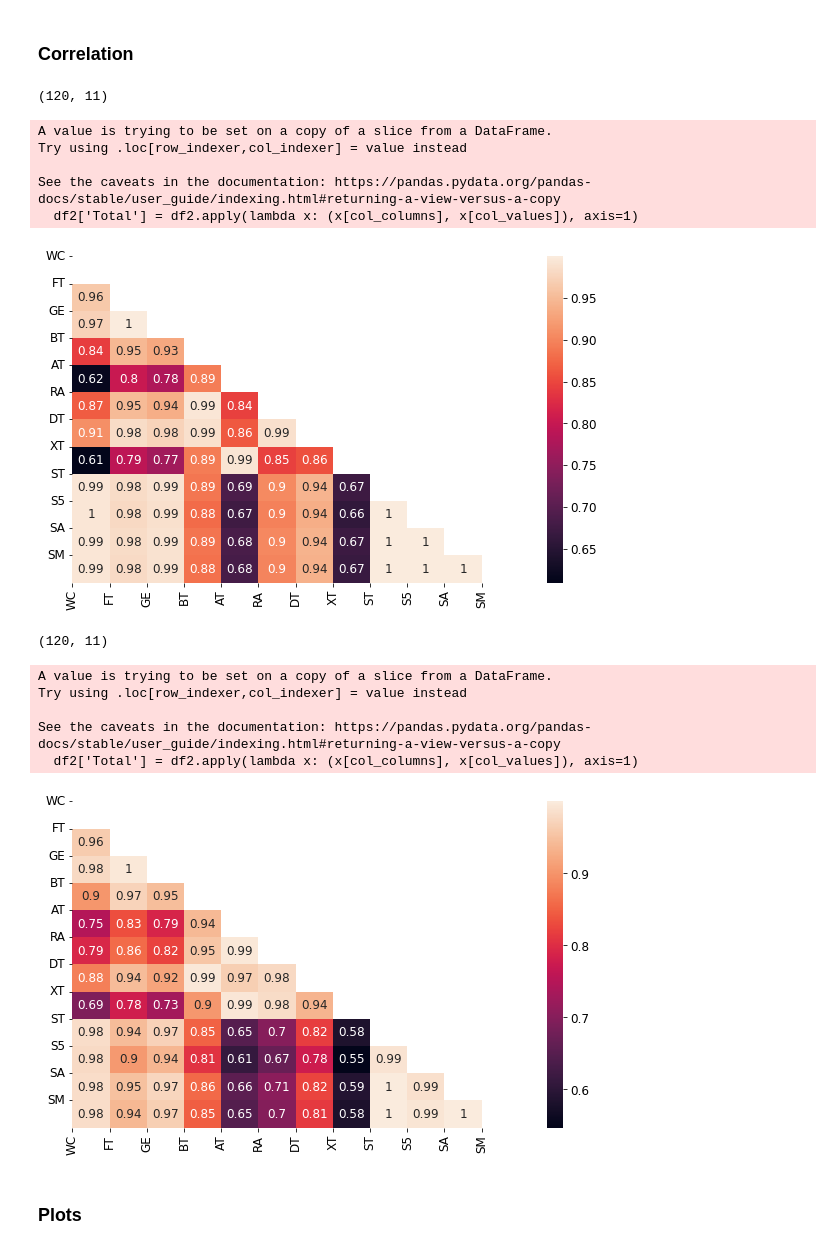
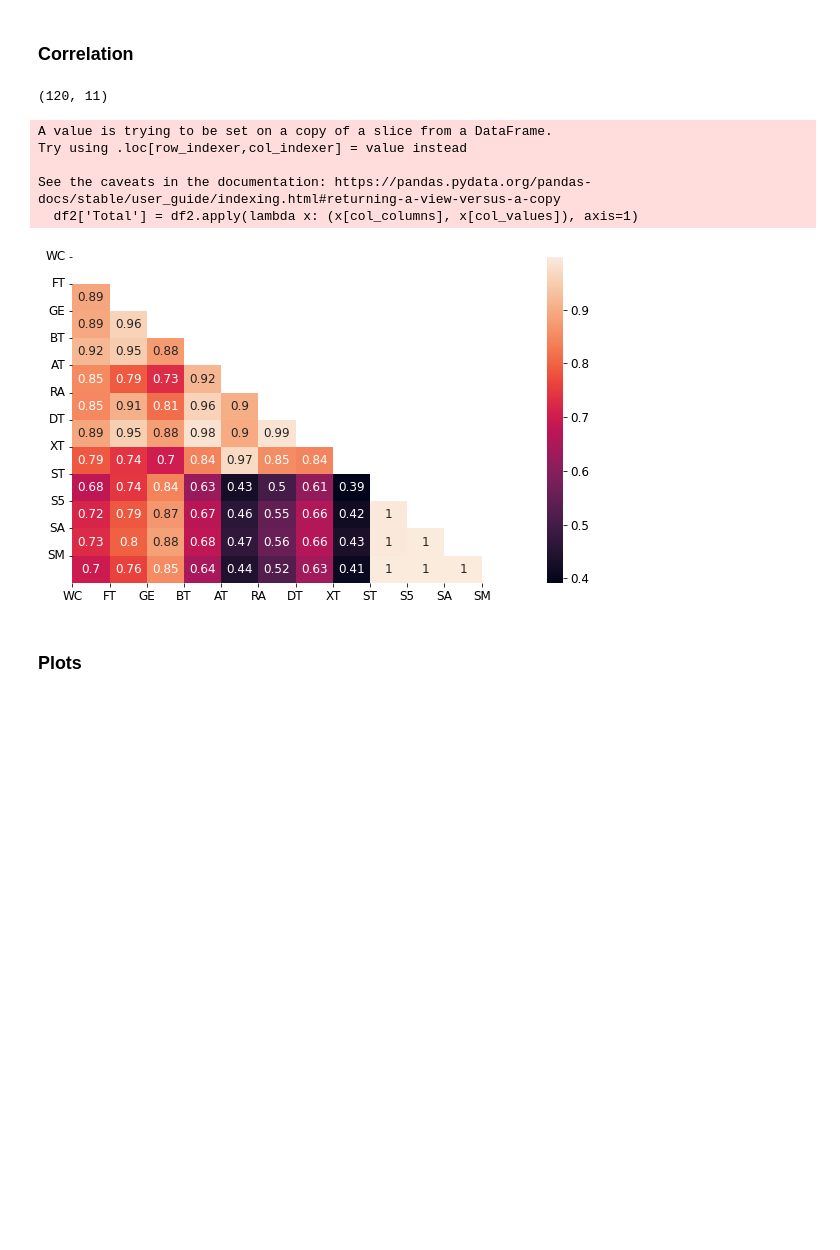
Before and after one commit to alexZeakis/Embeddings4ER, a Jupyter notebook: jupyter/Full_Plots.ipynb, the cells around one changed output. Saved outputs shown, nothing was run; the diff lists cells and outputs as text; code cells hidden in the pictures; blank space fills up the shorter version.

```diff
--- a/jupyter/Full_Plots.ipynb
+++ b/jupyter/Full_Plots.ipynb
@@ -161,33 +125,20 @@ plt.savefig(f'../plots/blocking_real_vec_exact_agn_heat.pdf', bbox_inches='tight
 ### Correlation
 # %%
 plt.rcParams.update({'font.size': 12, 'font.weight': 'normal'})
-block_df2 = filter_df(block_df, [f_sch, f_k])
-print(block_df2.shape)
-
-corr_plot(block_df2, 'Case', 'F1', 'Vectorizer', order=vectorizers_order2, figsize=(10, 6))
-plt.savefig(f'../plots/blocking_real_vec_exact_sch_corr.pdf', bbox_inches='tight')
-plt.show()
 
 block_df2 = filter_df(block_df, [f_agn, f_k])
 print(block_df2.shape)
 
-corr_plot(block_df2, 'Case', 'F1', 'Vectorizer', order=vectorizers_order2, figsize=(10, 6))
+corr_plot(block_df2, 'Case', 'Recall', 'Vectorizer', order=vectorizers_order2, figsize=(10, 6))
 plt.savefig(f'../plots/blocking_real_vec_exact_agn_corr.pdf', bbox_inches='tight')
 # %% [output]
 (120, 11)
 A value is trying to be set on a copy of a slice from a DataFrame.
 Try using .loc[row_indexer,col_indexer] = value instead
 
 See the caveats in the documentation: https://pandas.pydata.org/pandas-docs/stable/user_guide/indexing.html#returning-a-view-versus-a-copy
   df2['Total'] = df2.apply(lambda x: (x[col_columns], x[col_values]), axis=1)
-[figure, old version]
+[figure, new version]
-(120, 11)
-A value is trying to be set on a copy of a slice from a DataFrame.
-Try using .loc[row_indexer,col_indexer] = value instead
-
-See the caveats in the documentation: https://pandas.pydata.org/pandas-docs/stable/user_guide/indexing.html#returning-a-view-versus-a-copy
-  df2['Total'] = df2.apply(lambda x: (x[col_columns], x[col_values]), axis=1)
-[figure, removed]
 # %% [markdown]
 ### Plots
 # %%
```
Also changed, not shown: parts of 18 cells of this notebook, 36 other files.
